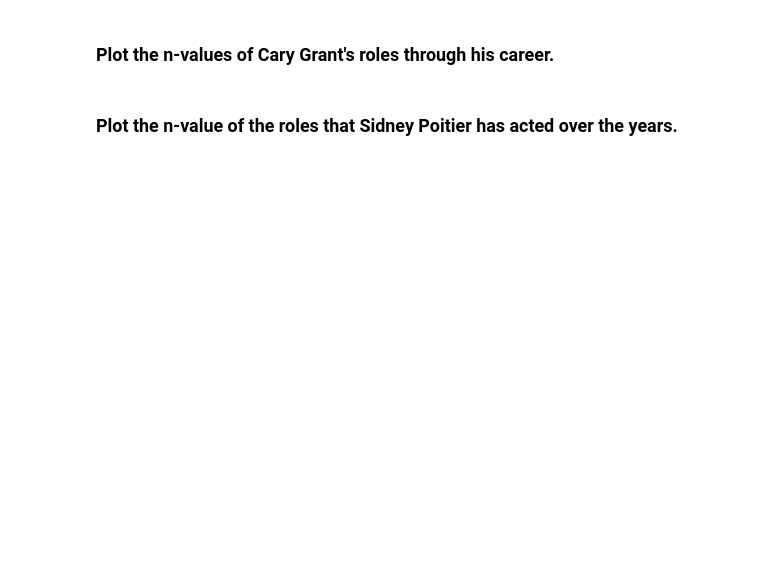
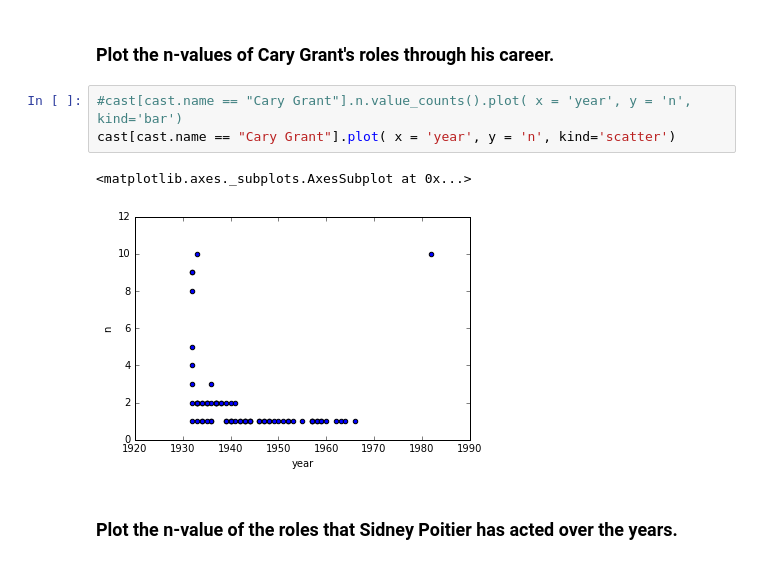
Before and after one commit to bowilli/pycon-pandas-tutorial, a Jupyter notebook: Exercises-2.ipynb, the cells around one changed output. Cells and saved outputs as stored; diff of their text form; blank space fills up the shorter version.

```diff
--- a/Exercises-2.ipynb
+++ b/Exercises-2.ipynb
@@ -163,4 +249,10 @@ Name: name, dtype: int64
 # %% [markdown]
 ### Plot the n-values of Cary Grant's roles through his career.
+# %%
+#cast[cast.name == "Cary Grant"].n.value_counts().plot( x = 'year', y = 'n', kind='bar')
+cast[cast.name == "Cary Grant"].plot( x = 'year', y = 'n', kind='scatter')
+# %% [output]
+<matplotlib.axes._subplots.AxesSubplot at 0x...>
+[figure, added]
 # %% [markdown]
 ### Plot the n-value of the roles that Sidney Poitier has acted over the years.
```
Also changed, not shown: parts of 14 cells of this notebook.
